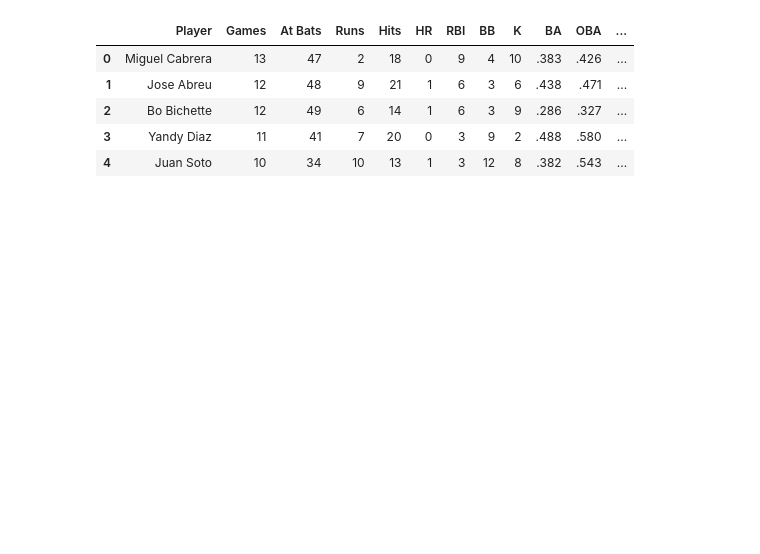
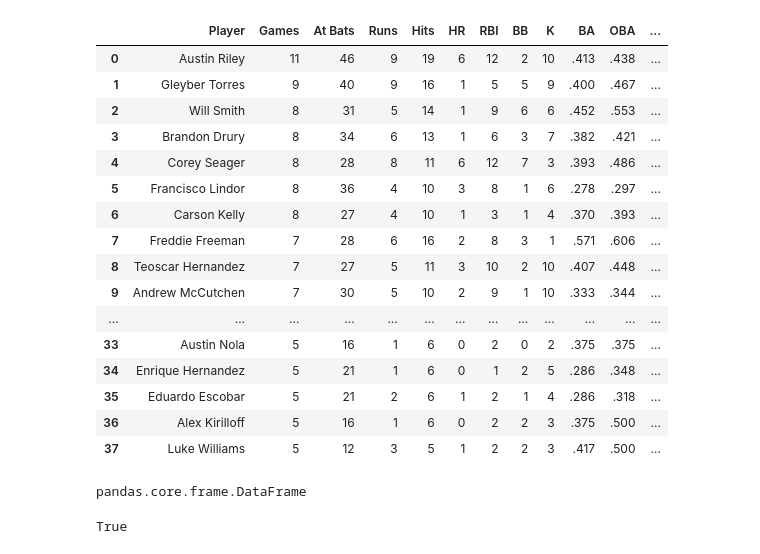
Before and after one commit to aothree/Dimaggio_Tracker_Twitter-Bot, a Jupyter notebook: baseball_musings.ipynb, the cells around one changed output. Drawn from its saved outputs; the diff is of its cells as text; code cells hidden in the pictures; blank space fills up the shorter version.

```diff
--- a/baseball_musings.ipynb
+++ b/baseball_musings.ipynb
@@ -8,11 +9,42 @@ import statsapi
-# %%
-df = pd.read_html('https://www.baseballmusings.com/cgi-bin/CurStreak.py?EndDate=07%2F07%2F2022')
-df = pd.DataFrame(df[1])
-df.head()
-# %% [output]
-|  | Player | Games | At Bats | Runs | Hits | HR | RBI | BB | K | BA | OBA | ... |
-| 0 | Miguel Cabrera | 13 | 47 | 2 | 18 | 0 | 9 | 4 | 10 | .383 | .426 | ... |
-| 1 | Jose Abreu | 12 | 48 | 9 | 21 | 1 | 6 | 3 | 6 | .438 | .471 | ... |
-| 2 | Bo Bichette | 12 | 49 | 6 | 14 | 1 | 6 | 3 | 9 | .286 | .327 | ... |
-| 3 | Yandy Diaz | 11 | 41 | 7 | 20 | 0 | 3 | 9 | 2 | .488 | .580 | ... |
-| 4 | Juan Soto | 10 | 34 | 10 | 13 | 1 | 3 | 12 | 8 | .382 | .543 | ... |
+# %%
+today = date.today()
+today = str(today)[-2:]
+today
+
+url = f'https://www.baseballmusings.com/cgi-bin/CurStreak.py?EndDate=07%2F{today}%2F2022'
+resp = requests.get(url)
+
+with open('test_mlb_longesthitstreak', 'wb') as f:
+    f.write(resp.content)
+
+df_streaks = pd.read_html('test_mlb_longesthitstreak')
+df1 = pd.DataFrame(df_streaks[1])
+df1
+# %% [output]
+|  | Player | Games | At Bats | Runs | Hits | HR | RBI | BB | K | BA | OBA | ... |
+| 0 | Austin Riley | 11 | 46 | 9 | 19 | 6 | 12 | 2 | 10 | .413 | .438 | ... |
+| 1 | Gleyber Torres | 9 | 40 | 9 | 16 | 1 | 5 | 5 | 9 | .400 | .467 | ... |
+| 2 | Will Smith | 8 | 31 | 5 | 14 | 1 | 9 | 6 | 6 | .452 | .553 | ... |
+| 3 | Brandon Drury | 8 | 34 | 6 | 13 | 1 | 6 | 3 | 7 | .382 | .421 | ... |
+| 4 | Corey Seager | 8 | 28 | 8 | 11 | 6 | 12 | 7 | 3 | .393 | .486 | ... |
+| 5 | Francisco Lindor | 8 | 36 | 4 | 10 | 3 | 8 | 1 | 6 | .278 | .297 | ... |
+| 6 | Carson Kelly | 8 | 27 | 4 | 10 | 1 | 3 | 1 | 4 | .370 | .393 | ... |
+| 7 | Freddie Freeman | 7 | 28 | 6 | 16 | 2 | 8 | 3 | 1 | .571 | .606 | ... |
+| 8 | Teoscar Hernandez | 7 | 27 | 5 | 11 | 3 | 10 | 2 | 10 | .407 | .448 | ... |
+| 9 | Andrew McCutchen | 7 | 30 | 5 | 10 | 2 | 9 | 1 | 10 | .333 | .344 | ... |
+| ... | ... | ... | ... | ... | ... | ... | ... | ... | ... | ... | ... | ... |
+| 33 | Austin Nola | 5 | 16 | 1 | 6 | 0 | 2 | 0 | 2 | .375 | .375 | ... |
+| 34 | Enrique Hernandez | 5 | 21 | 1 | 6 | 0 | 1 | 2 | 5 | .286 | .348 | ... |
+| 35 | Eduardo Escobar | 5 | 21 | 2 | 6 | 1 | 2 | 1 | 4 | .286 | .318 | ... |
+| 36 | Alex Kirilloff | 5 | 16 | 1 | 6 | 0 | 2 | 2 | 3 | .375 | .500 | ... |
+| 37 | Luke Williams | 5 | 12 | 3 | 5 | 1 | 2 | 2 | 3 | .417 | .500 | ... |
+# %%
+name = 'Bo Bichette'
+x = df1.loc[(df1['Player']== 'Bo ')]
+type(x)
+# %% [output]
+pandas.core.frame.DataFrame
+# %%
+'Juan Soto' in df1['Player'].value_counts()
+# %% [output]
+True
```
Also changed, not shown: parts of 1 cell of this notebook, 14 other files.
